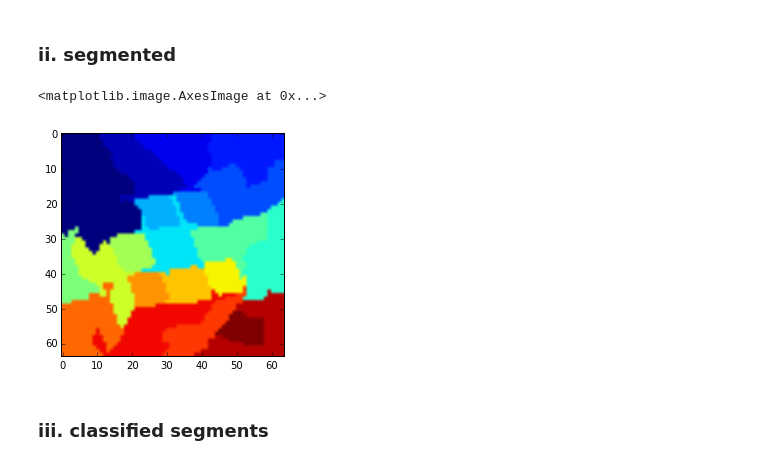
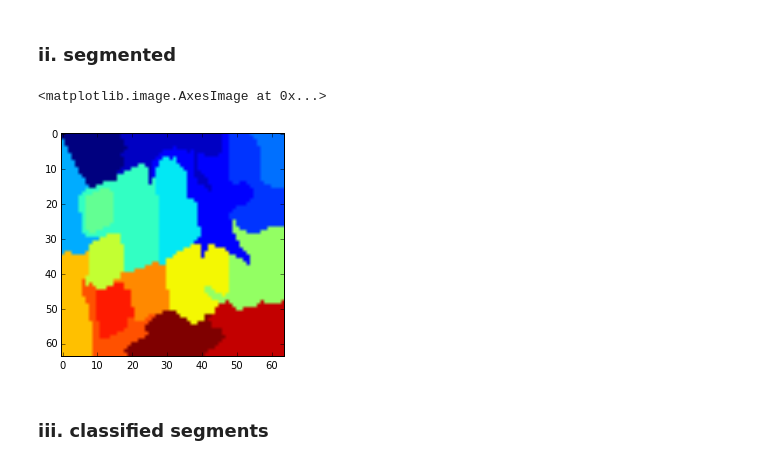
Before and after one commit to jayhack/ConvCube, a Jupyter notebook: Segments.ipynb, the cells around one changed output. Saved outputs shown, nothing was run; the diff lists cells and outputs as text; code cells hidden in the pictures.

```diff
--- a/Segments.ipynb
+++ b/Segments.ipynb
@@ -93,11 +126,11 @@ plt.imshow(image[:,:,::-1])
 # %% [markdown]
 ### ii. segmented
 # %%
-segs = get_segs(image)
+segs = get_kmeans_segs(image)
 plt.imshow(segs)
 # %% [output]
 <matplotlib.image.AxesImage at 0x...>
-[figure, old version]
+[figure, new version]
 # %% [markdown]
 ### iii. classified segments
 # %%
```
Also changed, not shown: parts of 23 cells of this notebook, 5 other files.
